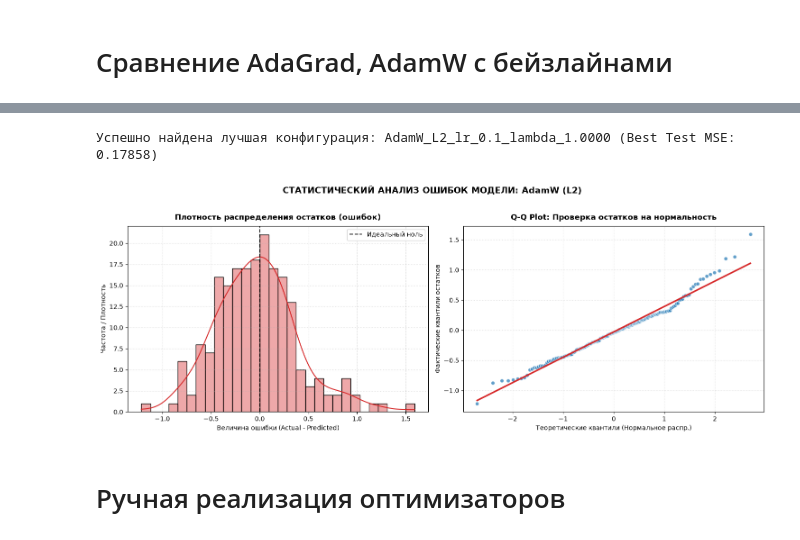
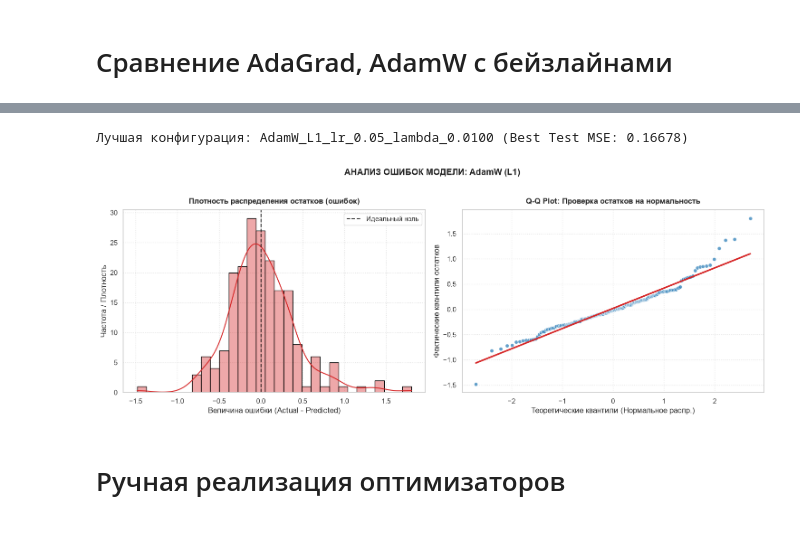
Before and after one commit to Roman1R/Various_Linear_Regression_Factors, a Jupyter notebook: Adagrad_AdamW_Optimizer/ResearchFinal01.ipynb, the cells around one changed output, grey strips where cells are left out. Saved outputs shown, nothing was run; the diff lists cells and outputs as text; code cells hidden in the pictures.

```diff
--- a/Adagrad_AdamW_Optimizer/ResearchFinal01.ipynb
+++ b/Adagrad_AdamW_Optimizer/ResearchFinal01.ipynb
@@ -693,0 +712,25 @@ plt.show()
+# %%
+#~~~~~~~~~~~~~~~~~~~~~~~~~~ГРАФИК 2 АНАЛИЗ ПРЕДСКАЗАНИЙ~~~~~~~~~~~~~~~~~~~~~~~~~~
+y_test_true = y_test_scaled.flatten()
+
+for key, data in final_comparison.items():
+    if "predictions" not in data or "Mean Baseline" in key: continue
+
+    preds = data["predictions"]
+    res = y_test_true - preds
+
+    fig, (ax1, ax2) = plt.subplots(1, 2, figsize=(15, 5), constrained_layout=True)
+
+    # Предикт vs Факт
+    sns.scatterplot(x=y_test_true, y=preds, alpha=0.5, ax=ax1)
+    ax1.plot([y_test_true.min(), y_test_true.max()], [y_test_true.min(), y_test_true.max()], 'r--', label='Y=X')
+    ax1.set(title=f"Предикт vs Факт: {key}", xlabel="True", ylabel="Pred")
+    ax1.legend()
+
+    # Остатки
+    sns.scatterplot(x=preds, y=res, color='orange', alpha=0.5, ax=ax2)
+    ax2.axhline(0, color='black', linestyle='--')
+    sns.regplot(x=preds, y=res, scatter=False, order=2, color='red', ax=ax2)
+    ax2.set(title=f"Анализ остатков: {key}", xlabel="Pred", ylabel="Residuals")
+
+    plt.show()
@@ -694,7 +740,7 @@ plt.show()
 # %%
 # Поиск лучшей модели
-target_opt = "AdamW"
-target_reg = "L2"
+target_opt = absolute_best_opt
+target_reg = absolute_best_reg
 best_key = None
 min_mse = float("inf")
 for key, data in history_data.items():
@@ -702,50 +748,50 @@ for key, data in history_data.items():
         if "best_mse" in data and data["best_mse"] < min_mse:
             min_mse = data["best_mse"]
             best_key = key
+
 if best_key is None:
     raise ValueError(f"В history_data не найдено конфигураций для {target_opt} + {target_reg}")
-print(f"Успешно найдена лучшая конфигурация: {best_key} (Best Test MSE: {min_mse:.5f})")
+print(f"Лучшая конфигурация: {best_key} (Best Test MSE: {min_mse:.5f})")
 
-# извлечение весов и генерация предсказаний на тест-выборке
 best_state = history_data[best_key]["best_state"]
 final_model = nn.Linear(INPUT_DIM, 1)
 final_model.load_state_dict(best_state)
 final_model.eval()
 with torch.no_grad():
     preds = final_model(X_test_tensor).numpy().flatten()
-# вычисляем остатки
 y_test_flat = y_test_scaled.flatten()
 residuals = y_test_flat - preds
 
 fig, (ax1, ax2) = plt.subplots(1, 2, figsize=(15, 5.5))
-#~~~~~~~~~~~~~~~~~~~~~~~~~~[ЛЕВЫЙ ГРАФИК] Распределение остатков (Гистограмма + Плотность)~~~~~~~~~~~~~~~~~~~~~~~~~~
+
+#~~~~~~~~~~~~~~~~~~~~~~~~~~ЛЕВЫЙ ГРАФИК Распределение остатков (Гистограмма + Плотность)~~~~~~~~~~~~~~~~~~~~~~~~~~
 sns.histplot(residuals, kde=True, color='#d62728', alpha=0.4, ax=ax1, bins=30, edgecolor='black')
 ax1.axvline(x=0, color='black', linestyle='--', alpha=0.8, linewidth=1.5, label='Идеальный ноль')
 ax1.set_title("Плотность распределения остатков (ошибок)", fontweight='bold', fontsize=12, pad=10)
 ax1.set_xlabel("Величина ошибки (Actual - Predicted)")
 ax1.set_ylabel("Частота / Плотность")
 ax1.grid(True, linestyle=':', alpha=0.6)
 ax1.legend()
 
-#~~~~~~~~~~~~~~~~~~~~~~~~~~[ПРАВЫЙ ГРАФИК] Q-Q Plot (Квантиль-Квантиль)~~~~~~~~~~~~~~~~~~~~~~~~~~
+#~~~~~~~~~~~~~~~~~~~~~~~~~~ПРАВЫЙ ГРАФИК Q-Q Plot (Квантиль-Квантиль)~~~~~~~~~~~~~~~~~~~~~~~~~~
 stats.probplot(residuals, dist="norm", plot=ax2)
 ax2.get_lines()[0].set_markerfacecolor('#1f77b4')
 ax2.get_lines()[0].set_markeredgecolor('white')
 ax2.get_lines()[0].set_alpha(0.7)
 ax2.get_lines()[1].set_color('#d62728')
 ax2.get_lines()[1].set_linewidth(2.5)
 
 ax2.set_title("Q-Q Plot: Проверка остатков на нормальность", fontweight='bold', fontsize=12, pad=10)
 ax2.set_xlabel("Теоретические квантили (Нормальное распр.)")
 ax2.set_ylabel("Фактические квантили остатков")
 ax2.grid(True, linestyle=':', alpha=0.6)
 
-plt.suptitle(f"СТАТИСТИЧЕСКИЙ АНАЛИЗ ОШИБОК МОДЕЛИ: {target_opt} ({target_reg})", fontsize=14, fontweight='bold', y=1.02)
+plt.suptitle(f"АНАЛИЗ ОШИБОК МОДЕЛИ: {target_opt} ({target_reg})", fontsize=14, fontweight='bold', y=1.02)
 plt.tight_layout()
 plt.show()
 # %% [output]
-Успешно найдена лучшая конфигурация: AdamW_L2_lr_0.1_lambda_1.0000 (Best Test MSE: 0.17858)
+Лучшая конфигурация: AdamW_L1_lr_0.05_lambda_0.0100 (Best Test MSE: 0.16678)
-[figure, old version]
+[figure, new version]
 # %% [markdown]
 # Ручная реализация оптимизаторов
 # %% [markdown]
```
Also changed, not shown: parts of 20 cells of this notebook.
